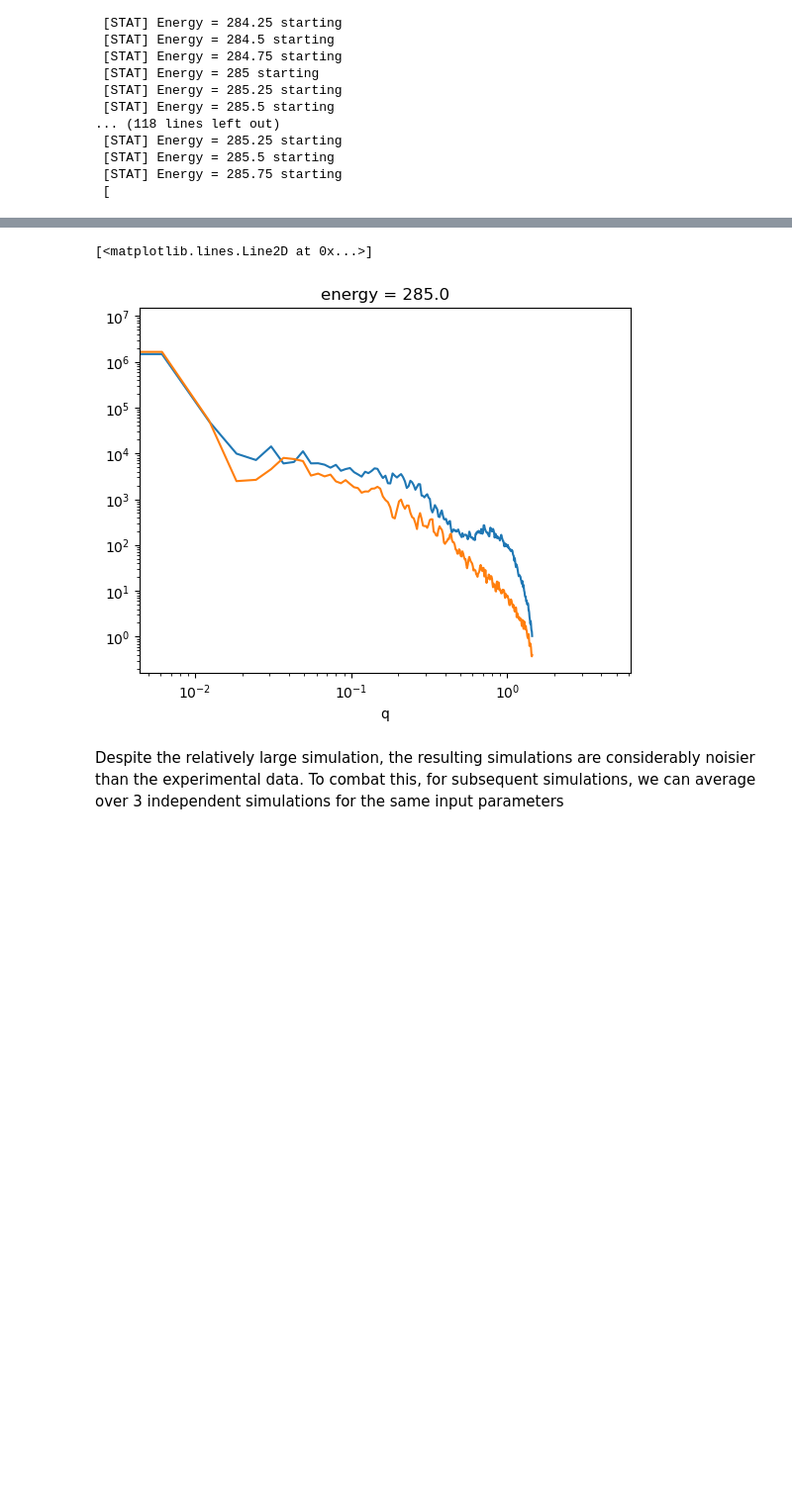
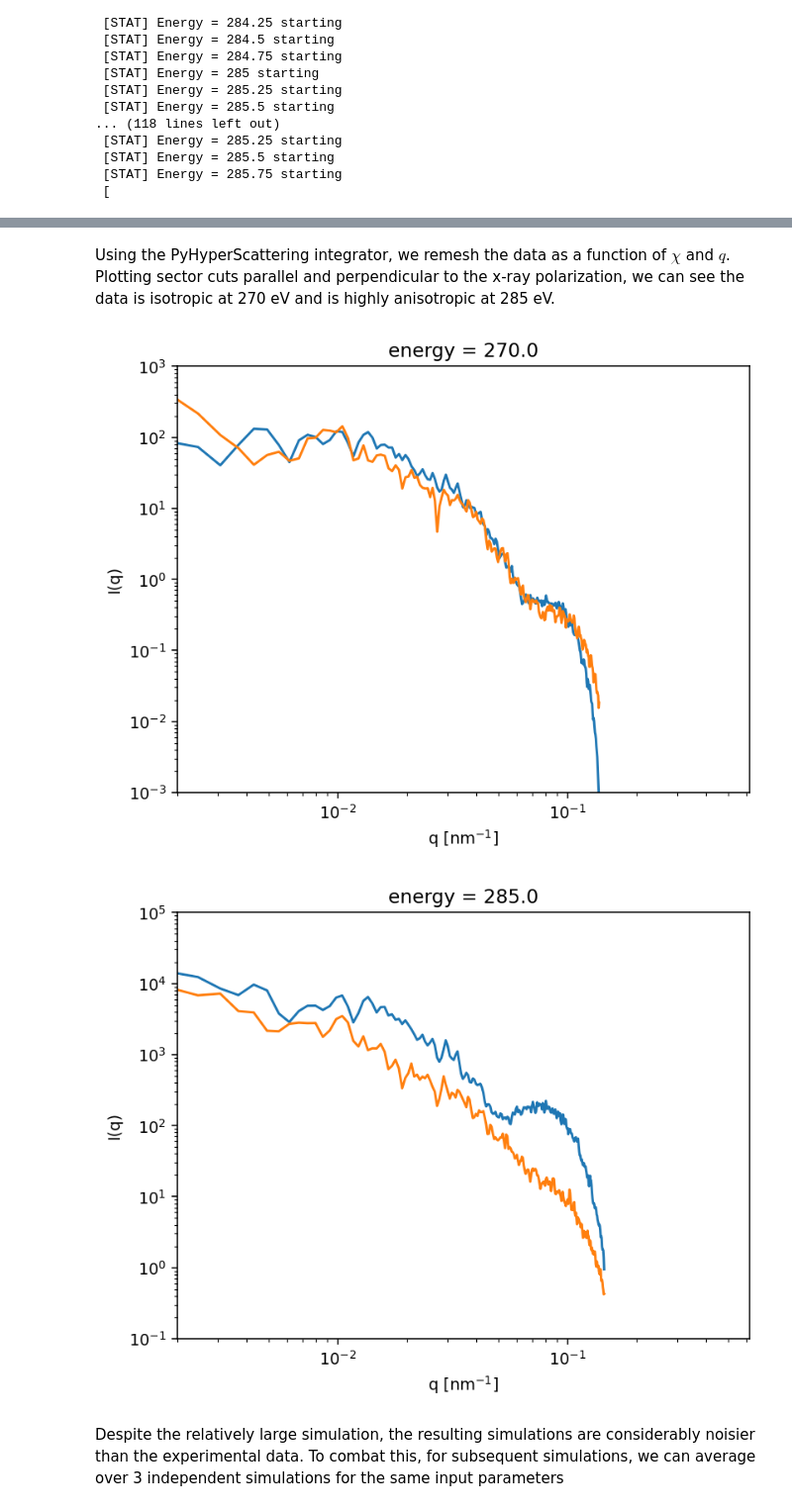
Before and after one commit to usnistgov/NRSS, a Jupyter notebook: src/NRSS_tutorials/MWCNTs/nb3_nrss.ipynb, the cells around one changed output, grey strips where cells are left out. Shown at 99% size. Drawn from its saved outputs; the diff is of its cells as text; code cells hidden in the pictures; blank space fills up the shorter version.

```diff
--- a/src/NRSS_tutorials/MWCNTs/nb3_nrss.ipynb
+++ b/src/NRSS_tutorials/MWCNTs/nb3_nrss.ipynb
@@ -288,9 +271,28 @@ scattering_remeshed = integrator.integrateImageStack(scattering)
+# %% [markdown]
+Using the PyHyperScattering integrator, we remesh the data as a function of $\chi$ and $q$. Plotting sector cuts parallel and perpendicular to the x-ray polarization, we can see the data is isotropic at 270 eV and is highly anisotropic at 285 eV.
 # %%
+scattering_remeshed = integrator.integrateImageStack(scattering)
+
+fig, ax = plt.subplots(dpi=140)
+scattering_remeshed.sel(energy=270,chi=slice(-20,20)).mean('chi').plot(yscale='log',xscale='log')
+scattering_remeshed.sel(energy=270,chi=slice(70,90)).mean('chi').plot(yscale='log',xscale='log')
+plt.ylabel('I(q)')
+plt.xlabel('q [nm$^{-1}$]')
+plt.xlim(2e-3)
+plt.ylim(1e-3,1e3)
+plt.show()
+
+fig, ax = plt.subplots(dpi=140)
 scattering_remeshed.sel(energy=285,chi=slice(-20,20)).mean('chi').plot(yscale='log',xscale='log')
 scattering_remeshed.sel(energy=285,chi=slice(70,90)).mean('chi').plot(yscale='log',xscale='log')
+plt.ylabel('I(q)')
+plt.xlabel('q [nm$^{-1}$]')
+plt.xlim(2e-3)
+plt.ylim(1e-1,1e5)
+plt.show()
 # %% [output]
-[<matplotlib.lines.Line2D at 0x...>]
-[figure, old version]
+[figure, new version]
+[figure, added]
 # %% [markdown]
 Despite the relatively large simulation, the resulting simulations are considerably noisier than the experimental data. To combat this, for subsequent simulations, we can average over 3 independent simulations for the same input parameters
 # %%
```
Also changed, not shown: parts of 44 cells of this notebook, 2 other files.
